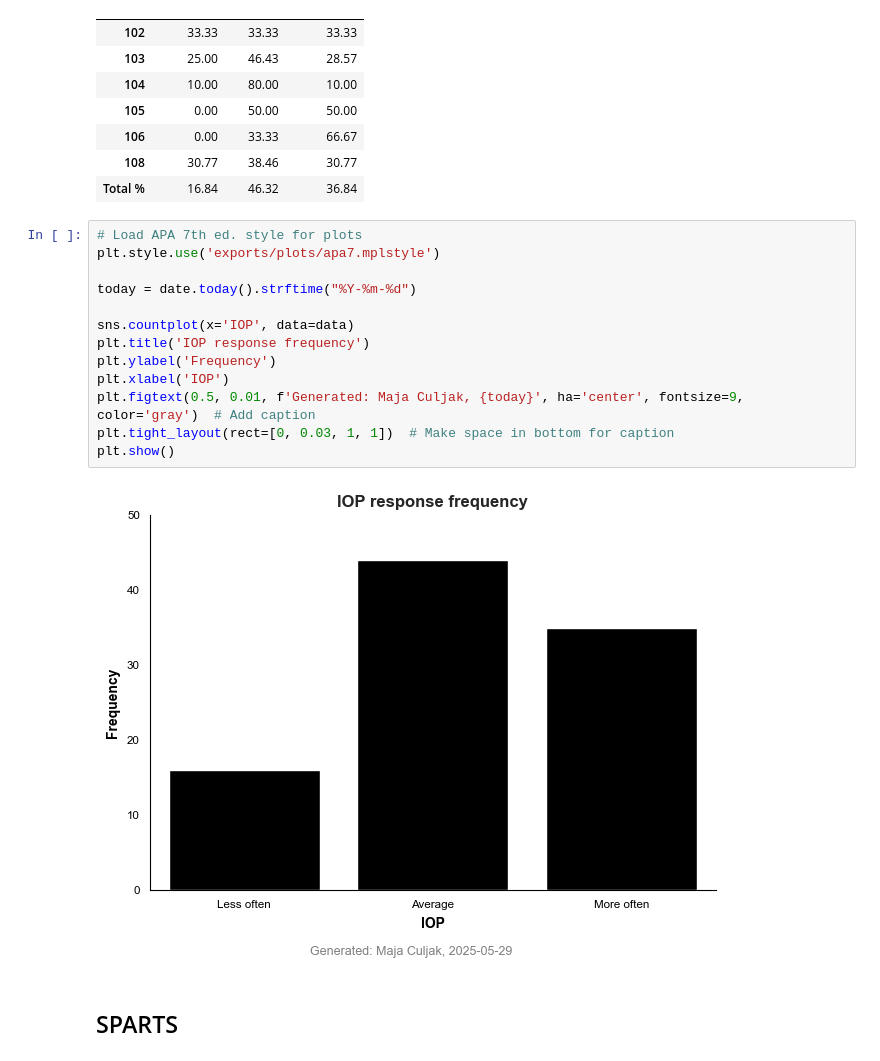
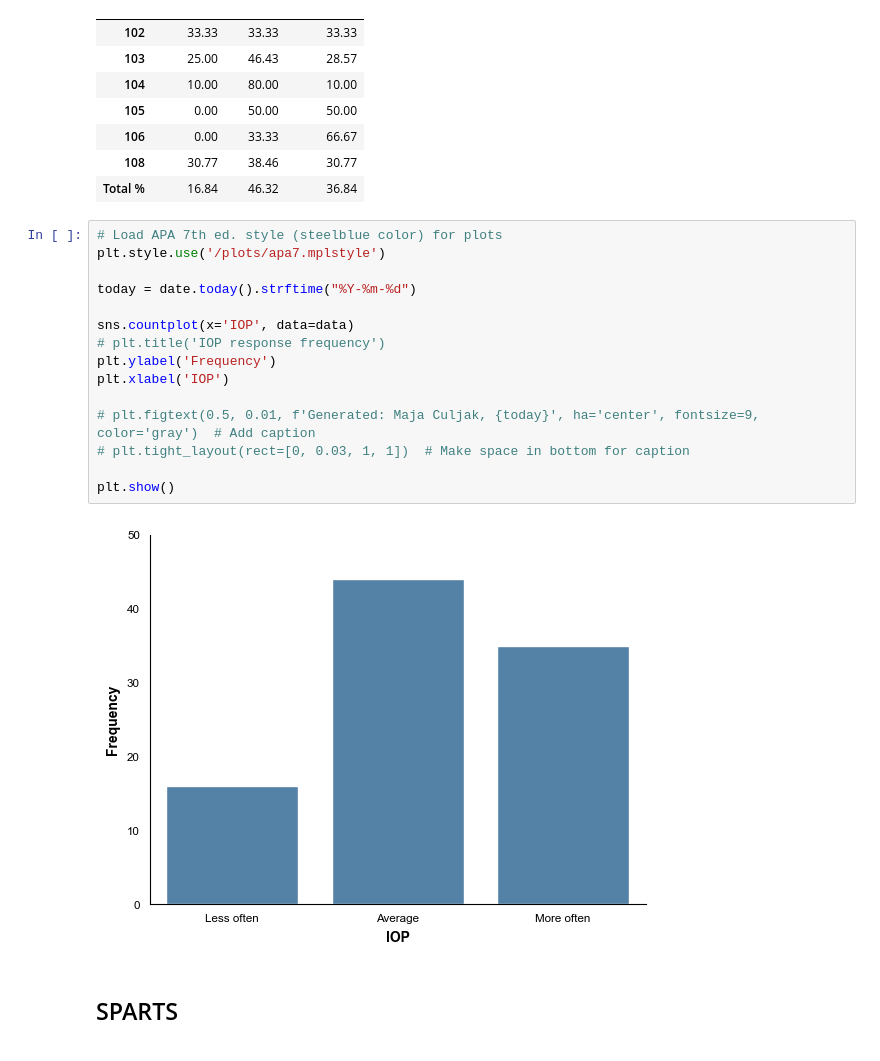
Before and after one commit to majaazdaja/dsp, a Jupyter notebook: notebooks/analysis_maja.ipynb, the cells around one changed output. Cells and saved outputs as stored; diff of their text form.

```diff
--- a/notebooks/analysis_maja.ipynb
+++ b/notebooks/analysis_maja.ipynb
@@ -173,20 +173,22 @@ IOP response frequency per classroom (teacher) in %
 | 108 | 30.77 | 38.46 | 30.77 |
 | Total % | 16.84 | 46.32 | 36.84 |
 # %%
-# Load APA 7th ed. style for plots
-plt.style.use('exports/plots/apa7.mplstyle')
+# Load APA 7th ed. style (steelblue color) for plots
+plt.style.use('/plots/apa7.mplstyle')
 
 today = date.today().strftime("%Y-%m-%d")
 
 sns.countplot(x='IOP', data=data)
-plt.title('IOP response frequency')
+# plt.title('IOP response frequency')
 plt.ylabel('Frequency')
 plt.xlabel('IOP')
-plt.figtext(0.5, 0.01, f'Generated: Maja Culjak, {today}', ha='center', fontsize=9, color='gray')  # Add caption
-plt.tight_layout(rect=[0, 0.03, 1, 1])  # Make space in bottom for caption
+
+# plt.figtext(0.5, 0.01, f'Generated: Maja Culjak, {today}', ha='center', fontsize=9, color='gray')  # Add caption
+# plt.tight_layout(rect=[0, 0.03, 1, 1])  # Make space in bottom for caption
+
 plt.show()
 # %% [output]
-[figure, old version]
+[figure, new version]
 # %% [markdown]
 ## SPARTS
 # %%
```
Also changed, not shown: parts of 3 cells of this notebook, 8 other files.
